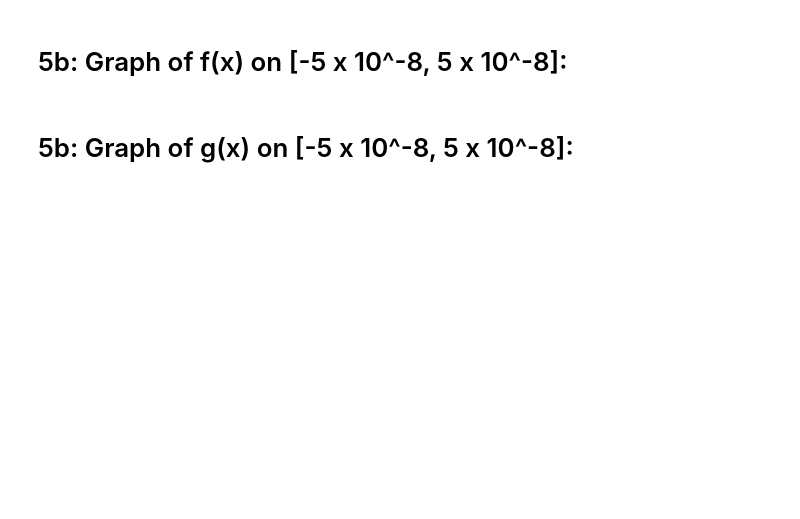
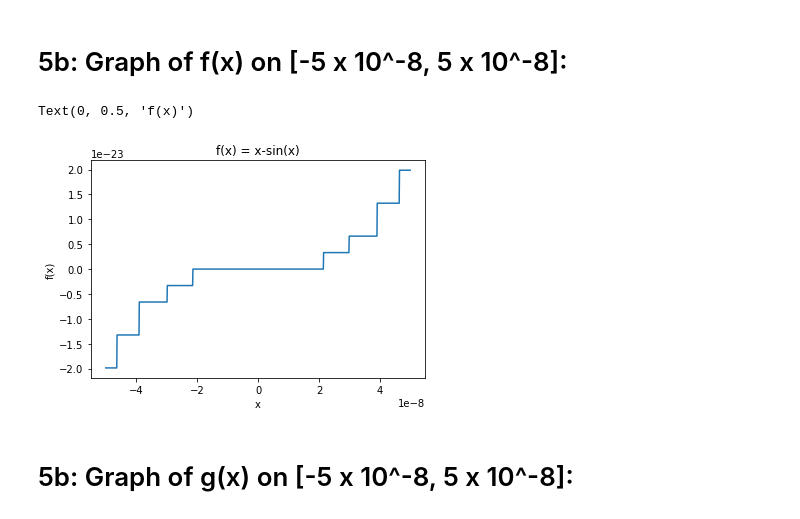
Before and after one commit to mnocerino23/Numerical-Analysis, a Jupyter notebook: CSCI166_HW2.ipynb, the cells around one changed output. Drawn from its saved outputs; the diff is of its cells as text; code cells hidden in the pictures; blank space fills up the shorter version.

```diff
--- a/CSCI166_HW2.ipynb
+++ b/CSCI166_HW2.ipynb
@@ -40,4 +40,15 @@ Text(0, 0.5, 'g(x)')
 # %% [markdown]
 # 5b: Graph of f(x) on [-5 x 10^-8, 5 x 10^-8]:
+# %%
+x = np.arange(-5e-8,5e-8,1e-10)
+y = x - (np.sin(x))
+
+plt.title('f(x) = x-sin(x)')
+plt.plot(x,y)
+plt.xlabel('x')
+plt.ylabel('f(x)')
+# %% [output]
+Text(0, 0.5, 'f(x)')
+[figure, added]
 # %% [markdown]
 # 5b: Graph of g(x) on [-5 x 10^-8, 5 x 10^-8]:
```
Also changed, not shown: parts of 5 cells of this notebook.
